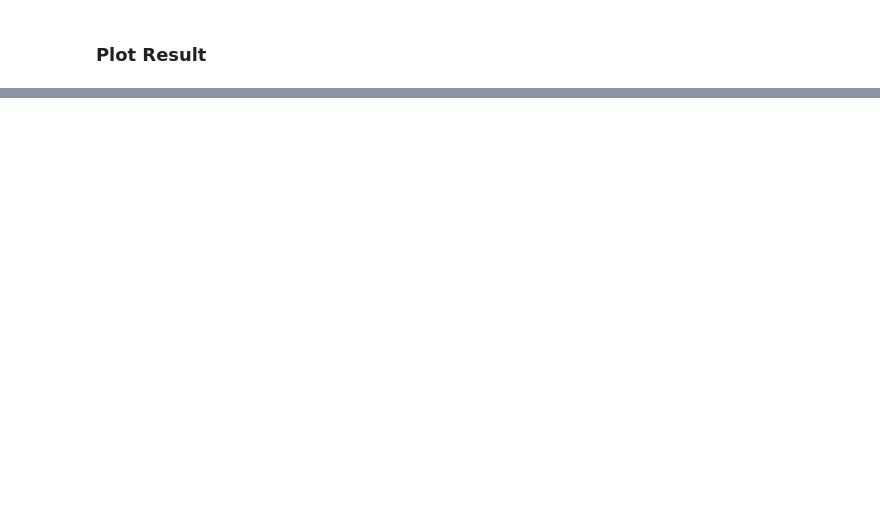
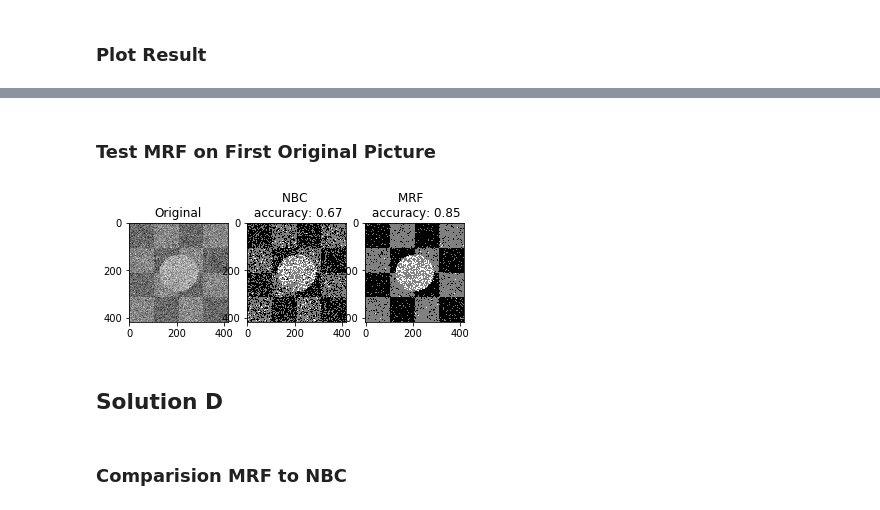
Before and after one commit to mahi97/ImageSegmentation, a Jupyter notebook: PGM_01_MRF.ipynb, the cells around one changed output, grey strips where cells are left out. Saved outputs shown, nothing was run; the diff lists cells and outputs as text; code cells hidden in the pictures; blank space fills up the shorter version.

```diff
--- a/PGM_01_MRF.ipynb
+++ b/PGM_01_MRF.ipynb
@@ -71,0 +121,7 @@ This scenario works with two factor one is the use of intensity of pixel and the
+# %%
+def exponential_schedule(step_number, current_t, initial_temp,  constant=0.99):
+    return current_t*constant
+def logarithmical_multiplicative_cooling_schedule(step_number, current_t, initial_temp, constant=1.0):
+    return initial_temp / (1 + constant * np.log(1+step_number))
+def linear_multiplicative_cooling_schedule(step_number, current_t, initial_temp, constant=1.0):
+    return initial_temp / (1 + constant * step_number)
@@ -71,0 +153,40 @@ This scenario works with two factor one is the use of intensity of pixel and the
+# %% [markdown]
+### Test MRF on First Original Picture
+# %%
+def get_accuracy(arr, labels):
+    correct = 0
+    for i in range(len(arr)):
+        for j in range(len(arr[0])):
+            if labels[i][j]==arr[i][j]//127:
+                correct+=1
+    return correct/(len(arr[0])*len(arr))
+
+def get_mrf(image, initial, info, betha, temp_func=exponential_schedule, max_iter=1e6, n_mode='four'):
+    temp = deepcopy(initial)
+    simulated_annealing(image, temp, betha, info, exponential_schedule, max_iter=max_iter, n_mode=n_mode)
+    return temp
+
+def l2v(label):
+    return np.multiply(label, 127)
+
+def get_all(image, labels, beta):
+    i = naive_bayes_train(image, lables)
+    p = naive_bayes_test(image, i)
+    mrf = get_mrf(image, p, i, beta)
+    qplt(image, 131, 'Origin \n Acc: {:.2f}'.format(get_accuracy(image, lables)))
+    qplt(p, 132, 'NBC \n Acc: {:.2f}'.format(get_accuracy(l2v(p), lables)))
+    qplt(mrf, 133, 'MRF \n Acc: {:.2f}'.format(get_accuracy(l2v(mrf), lables)))
+# %%
+from_nbc = get_mrf(noisy[4], predict[4], test[4], 100, max_iter=1e6)
+# %%
+qplt(noisy[4], 131, title='Original')
+qplt(predict[4], 132, title='NBC \n accuracy: {:.2f}'.format(get_accuracy(l2v(predict[4]), lables)))
+qplt(from_nbc, 133, title='MRF  \n accuracy: {:.2f}'.format(get_accuracy(l2v(from_nbc), lables)))
+
+plt.show()
+# %% [output]
+[figure, added]
+# %% [markdown]
+## Solution D
+# %% [markdown]
+### Comparision MRF to NBC
```
Also changed, not shown: parts of 52 cells of this notebook.
